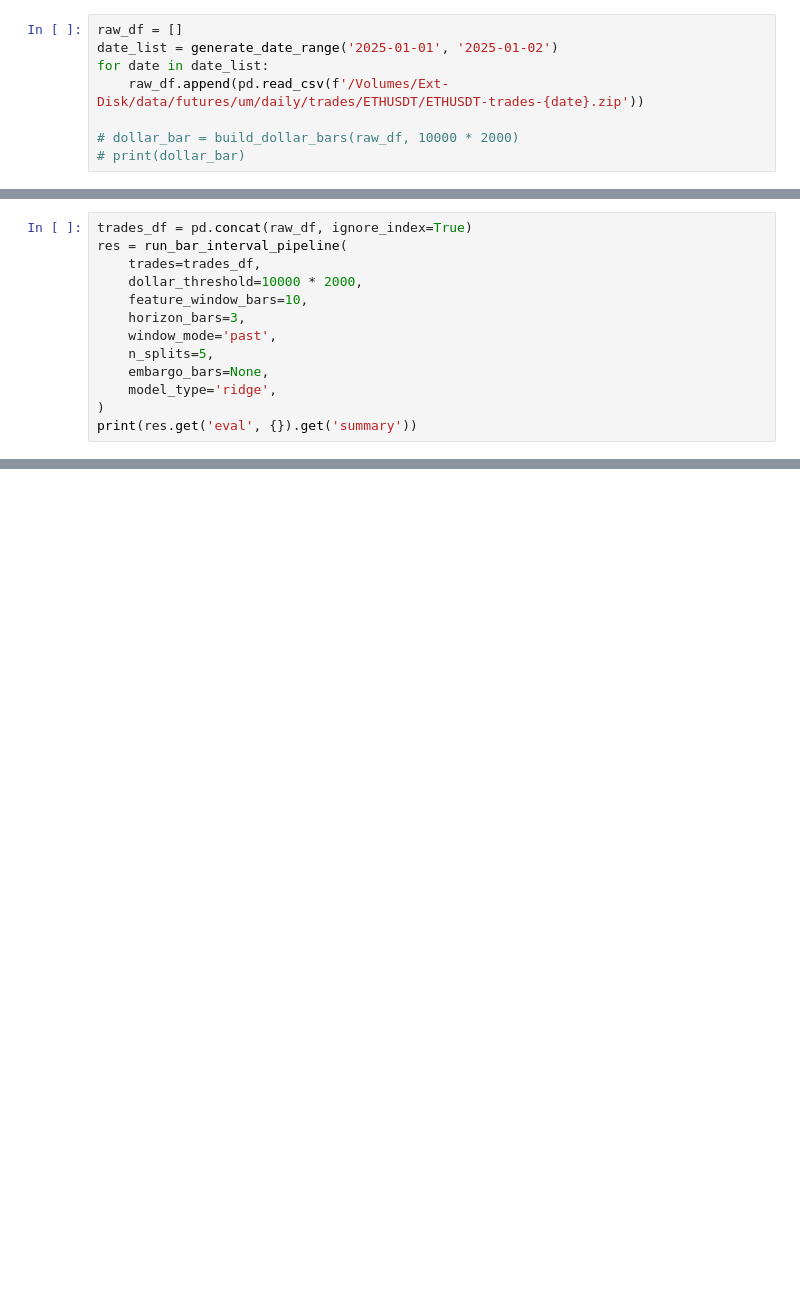
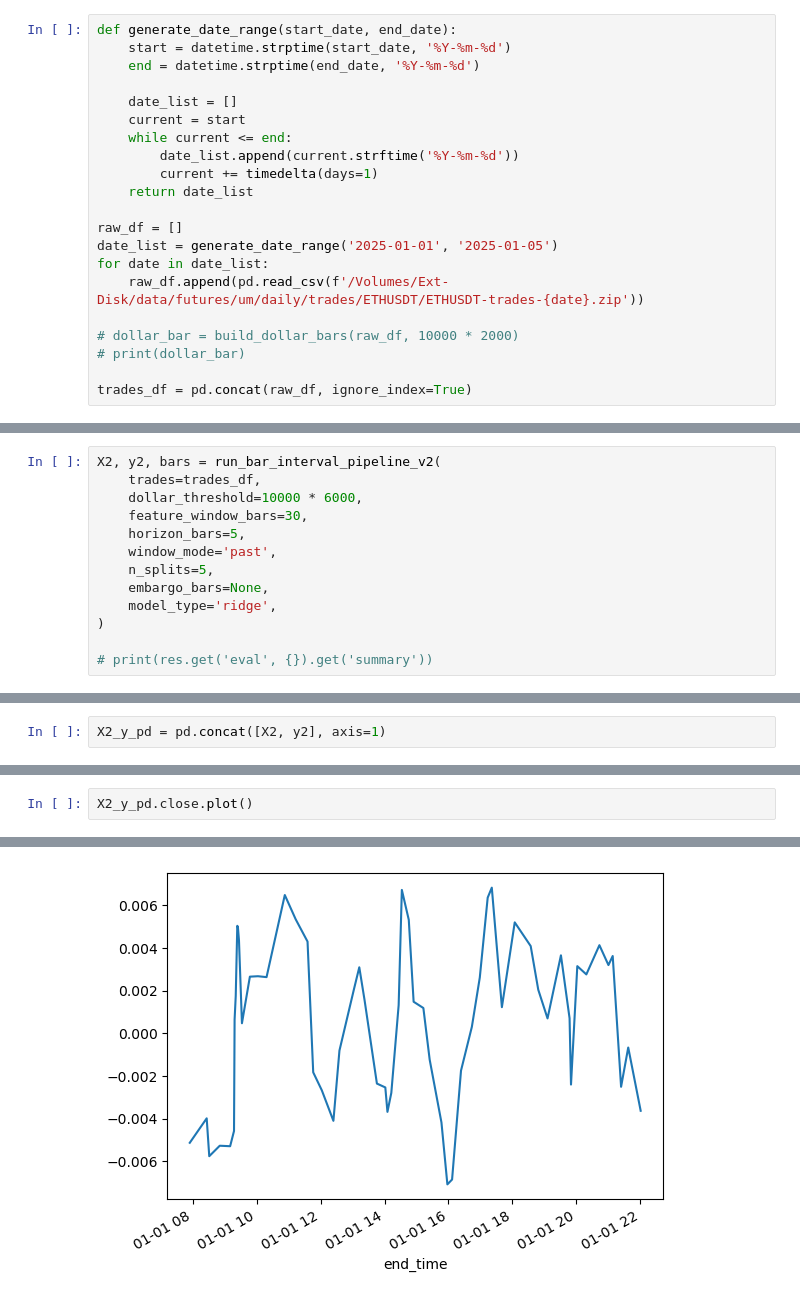
Before and after one commit to aamingaa/crypto-trade, a Jupyter notebook: strategy/fusion/hourly_pipeline.ipynb, the cells around one changed output, grey strips where cells are left out. Saved outputs shown, nothing was run; the diff lists cells and outputs as text; blank space fills up the shorter version.

```diff
--- a/strategy/fusion/hourly_pipeline.ipynb
+++ b/strategy/fusion/hourly_pipeline.ipynb
@@ -594,8 +1065,21 @@ ModuleNotFoundError: No module named 'util'
 # %%
+def generate_date_range(start_date, end_date):
+    start = datetime.strptime(start_date, '%Y-%m-%d')
+    end = datetime.strptime(end_date, '%Y-%m-%d')
+
+    date_list = []
+    current = start
+    while current <= end:
+        date_list.append(current.strftime('%Y-%m-%d'))
+        current += timedelta(days=1)
+    return date_list
+
 raw_df = []
-date_list = generate_date_range('2025-01-01', '2025-01-02')
+date_list = generate_date_range('2025-01-01', '2025-01-05')
 for date in date_list:
     raw_df.append(pd.read_csv(f'/Volumes/Ext-Disk/data/futures/um/daily/trades/ETHUSDT/ETHUSDT-trades-{date}.zip'))
 
 # dollar_bar = build_dollar_bars(raw_df, 10000 * 2000)
 # print(dollar_bar)
+
+trades_df = pd.concat(raw_df, ignore_index=True)
@@ -602,13 +1208,13 @@ for date in date_list:
 # %%
-trades_df = pd.concat(raw_df, ignore_index=True)
-res = run_bar_interval_pipeline(
+X2, y2, bars = run_bar_interval_pipeline_v2(
     trades=trades_df,
-    dollar_threshold=10000 * 2000,
-    feature_window_bars=10,
-    horizon_bars=3,
+    dollar_threshold=10000 * 6000,
+    feature_window_bars=30,
+    horizon_bars=5,
     window_mode='past',
     n_splits=5,
     embargo_bars=None,
     model_type='ridge',
 )
-print(res.get('eval', {}).get('summary'))
+
+# print(res.get('eval', {}).get('summary'))
@@ -614,0 +1252,2 @@ print(res.get('eval', {}).get('summary'))
+# %%
+X2_y_pd = pd.concat([X2, y2], axis=1)
@@ -614,0 +1276,3 @@ print(res.get('eval', {}).get('summary'))
+# %%
+X2_y_pd.close.plot()
+# %% [output]
@@ -614,0 +1280 @@ print(res.get('eval', {}).get('summary'))
+[figure, added]
```
Also changed, not shown: parts of 13 cells of this notebook, 3 other files.
